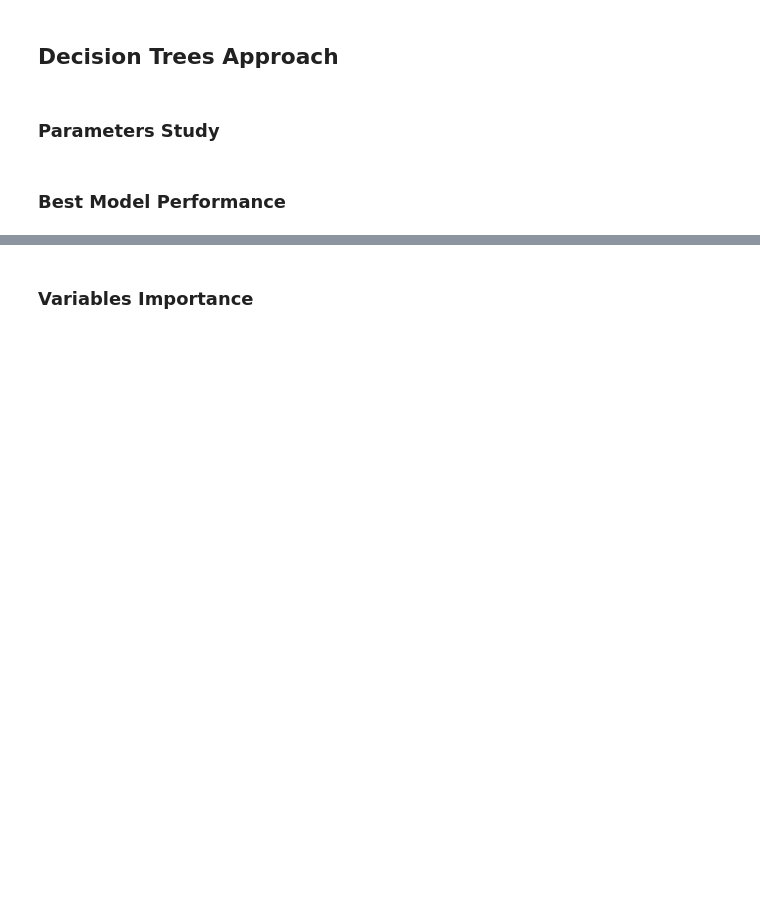
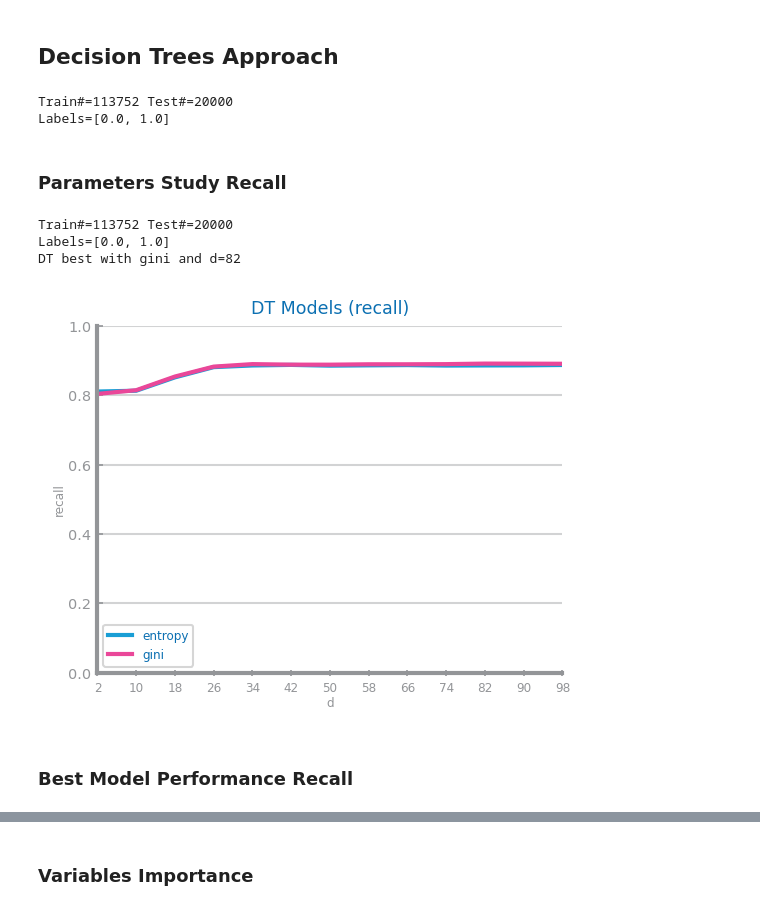
Before and after one commit to franciscoAbreuTecnico/Data-Science-IST, a Jupyter notebook: dataset_services/decision_tree.ipynb, the cells around one changed output, grey strips where cells are left out. Saved outputs shown, nothing was run; the diff lists cells and outputs as text; code cells hidden in the pictures; blank space fills up the shorter version.

Commit message:
Apply study to all metrics. and see diff

```diff
--- a/dataset_services/decision_tree.ipynb
+++ b/dataset_services/decision_tree.ipynb
@@ -17,24 +17,31 @@ train_filename = "data_preparation_final_results_1/data_preparation_csvs/balanci
 ## ficheiro Teste ao qual nao fazemos balancing
 test_filename = "data_preparation_final_results_1/data_preparation_csvs/feat_eng_csvs/test_data_feat_select_alt3_RFE.csv"
 target = "Credit_Score"
-# default
-eval_metric = "accuracy"
 
 trnX, tstX, trnY, tstY, labels, vars = dslabs.read_train_test_from_files(
     train_filename, test_filename, target
 )
 print(f"Train#={len(trnX)} Test#={len(tstX)}")
 print(f"Labels={labels}")
+# %% [output]
+Train#=113752 Test#=20000
+Labels=[0.0, 1.0]
 # %% [markdown]
-### Parameters Study
+### Parameters Study Recall
 # %%
+eval_metric = "recall"
 trnX, tstX, trnY, tstY, labels, vars = dslabs.read_train_test_from_files(train_filename, test_filename, target)
 print(f'Train#={len(trnX)} Test#={len(tstX)}')
 print(f'Labels={labels}')
 
 figure()
 best_model, params = dslabs.trees_study(trnX, trnY, tstX, tstY, d_max=100, metric=eval_metric)
 savefig(f'classification_images/decision_tree/{file_tag}_dt_{eval_metric}_study.png')
 show()
+# %% [output]
+Train#=113752 Test#=20000
+Labels=[0.0, 1.0]
+DT best with gini and d=82
+[figure, added]
 # %% [markdown]
-### Best Model Performance
+### Best Model Performance Recall
```
Also changed, not shown: parts of 13 cells of this notebook, 14 other files.
